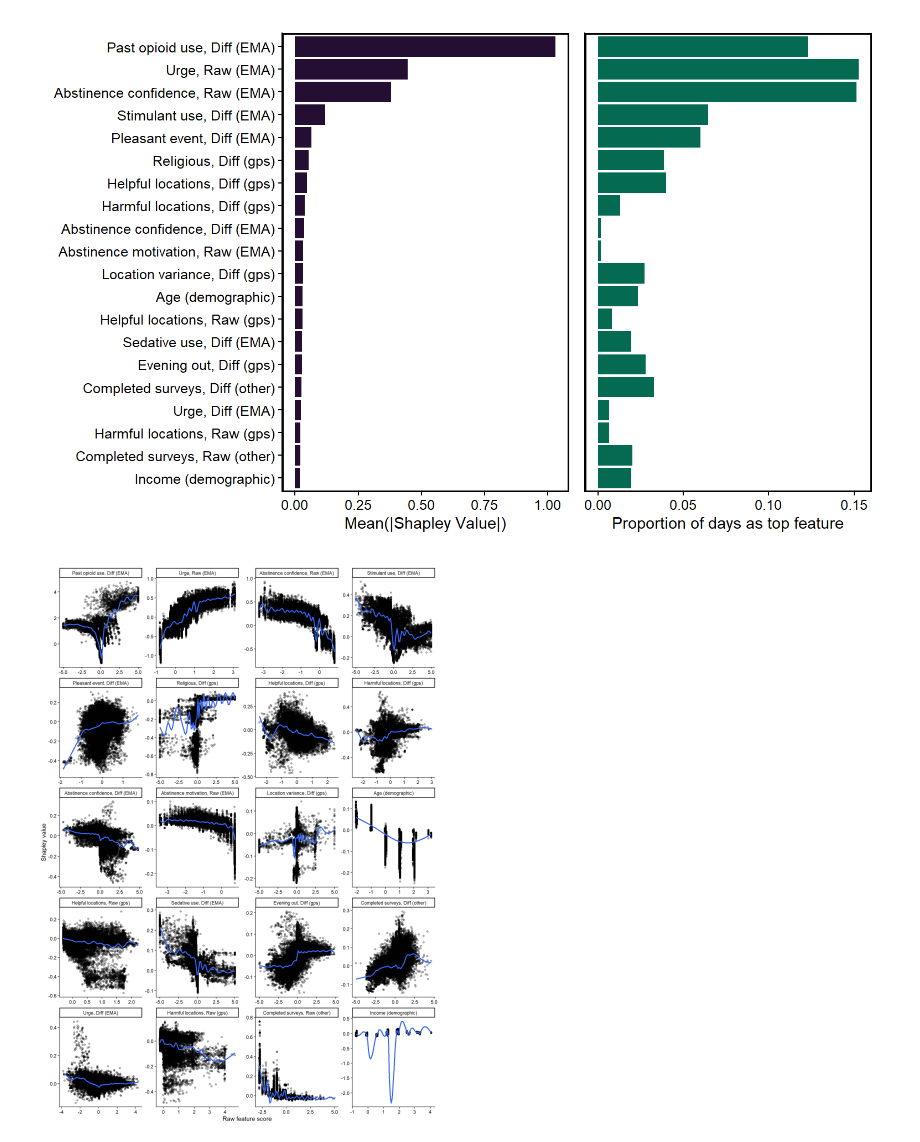
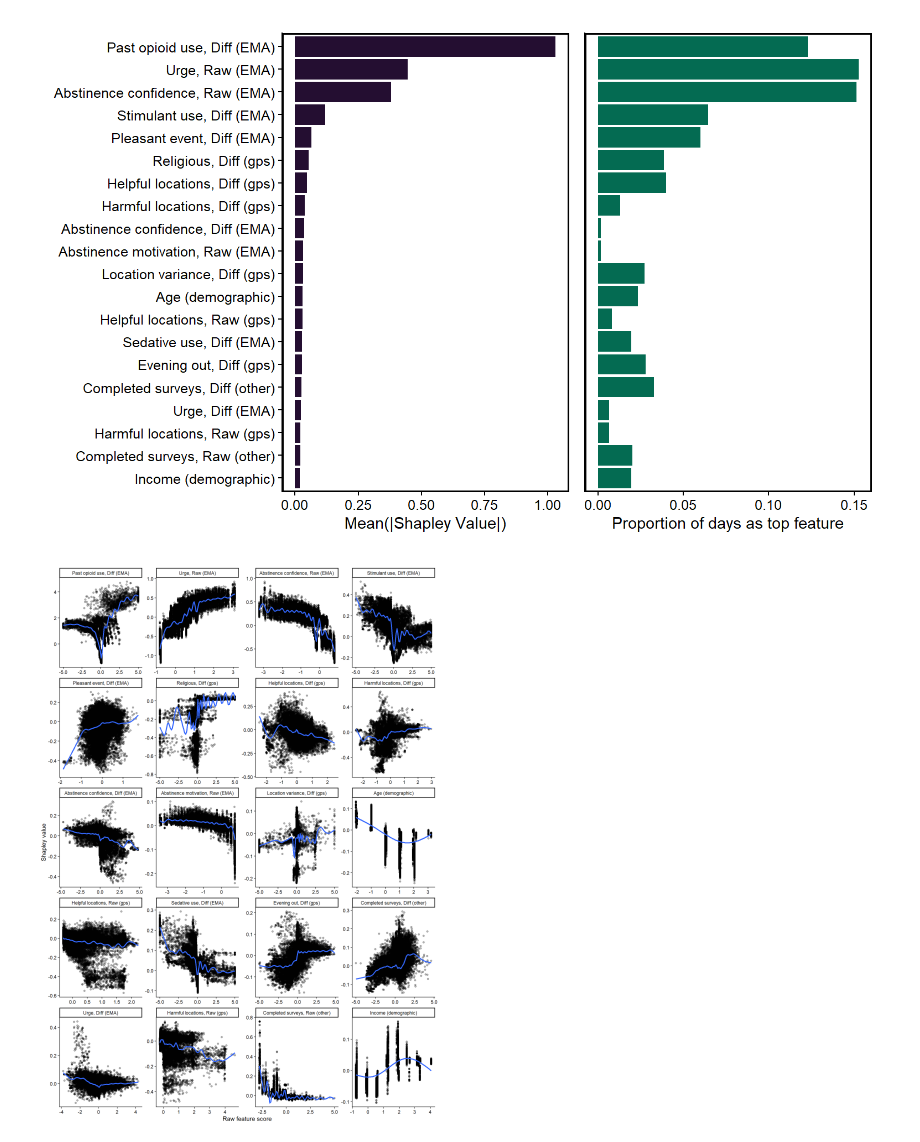
Before and after one commit to jjcurtin/study_risk2, a Jupyter notebook: .quarto/embed/notebooks/mak_figures.embed.ipynb, the cells around one changed output. Drawn from its saved outputs; the diff is of its cells as text; code cells hidden in the pictures.

```diff
--- a/.quarto/embed/notebooks/mak_figures.embed.ipynb
+++ b/.quarto/embed/notebooks/mak_figures.embed.ipynb
@@ -243,32 +243,32 @@ global_panel + local_panel
 shap_levels <- shaps |>
   group_by(variable_grp) |>
   summarize(mean_value = mean(abs(value)), .groups = "drop") |>
   arrange(desc(mean_value)) |>
   slice_head(n = 20) |>
   pull(variable_grp)
 
-dem_vars <- c("Age (demographic)", "Geography (demographic)")
+dem_vars <- c("Age (demographic)", "Geography (demographic)", "Income (demographic)")
 
 shaps|>
   filter(variable_grp %in% shap_levels) |>
   mutate(variable_grp = factor(variable_grp, levels = shap_levels)) |>
   ggplot(aes(x = rfvalue, y = value)) +
   # ggplot(aes(x = rfvalue_raw, y = value)) +
   geom_point(alpha = .3) +
   geom_smooth(data = ~ dplyr::filter(.x, !variable_grp %in% c(dem_vars)),
               method = "gam",
               formula = y ~ s(x, k = 30),
               method.args = list(method = "REML"),
               se = FALSE) +
   geom_smooth(data = ~ dplyr::filter(.x, variable_grp %in% dem_vars),
               method = "gam",
               formula = y ~ s(x, k = 4),
               method.args = list(method = "REML"),
               se = FALSE) +
   facet_wrap(~ variable_grp, scales = "free", ncol = 4) +
   labs(title = NULL,
        x = "Raw feature score",
        y = "Shapley value") +
   theme_classic()
 # %% [output]
-[figure, old version]
+[figure, new version]
```
Also changed, not shown: parts of 2 cells of this notebook, 10 other files.
